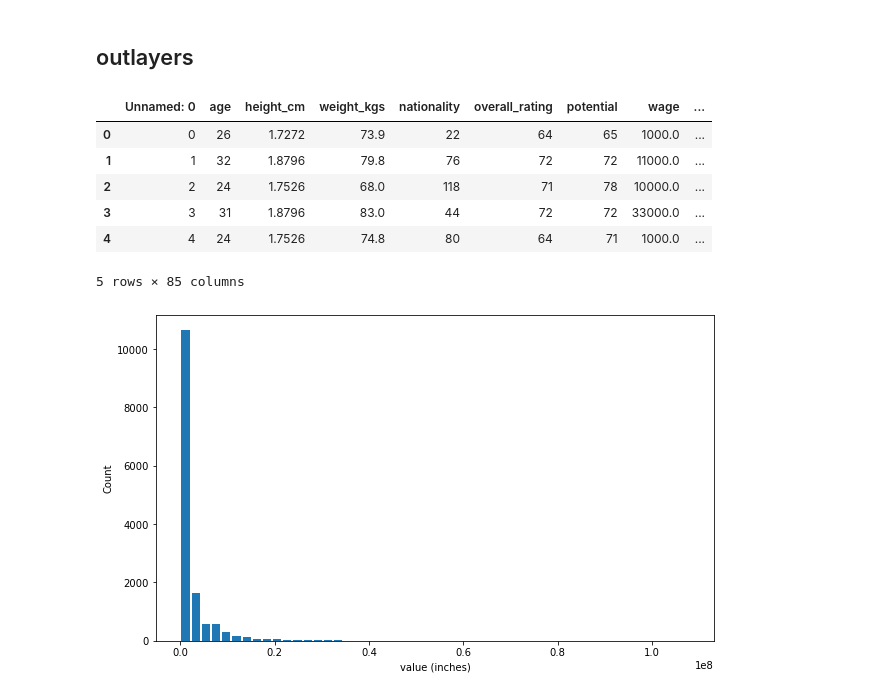
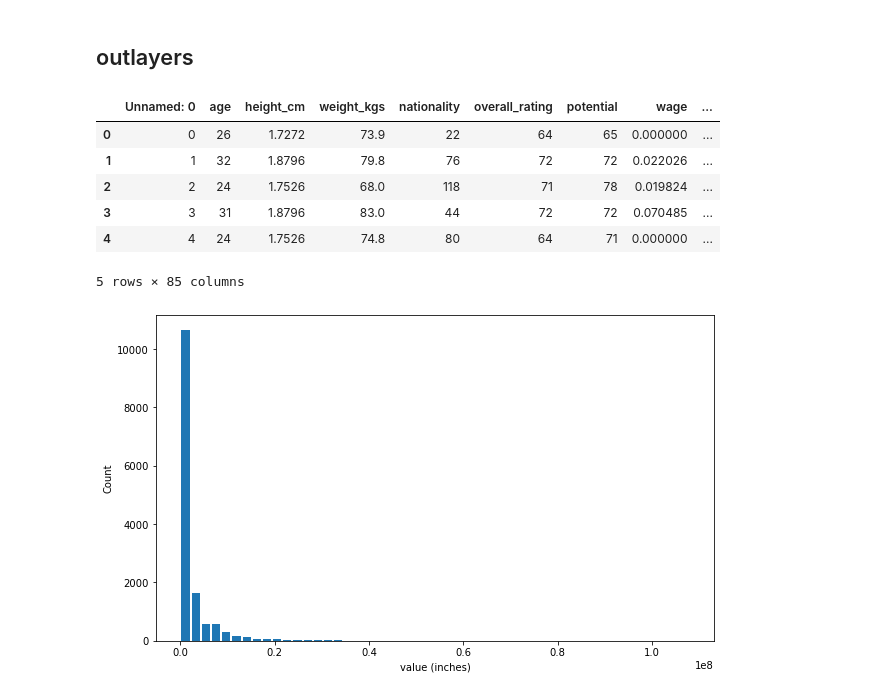
Before and after one commit to MahmouddSalama/machine-learning-project, a Jupyter notebook: preprossing/preprossing1.ipynb, the cells around one changed output. Drawn from its saved outputs; the diff is of its cells as text; code cells hidden in the pictures.

```diff
--- a/preprossing/preprossing1.ipynb
+++ b/preprossing/preprossing1.ipynb
@@ -265,16 +234,16 @@ dataframe.head()
 # %% [markdown]
 ## outlayers
 # %%
-cleandata=pd.read_csv("clean_data2.csv")
+cleandata=pd.read_csv("clean_data_with_scaller.csv")
 cleandata.shape
 cleandata.head()
 # %% [output]
 |  | Unnamed: 0 | age | height_cm | weight_kgs | nationality | overall_rating | potential | wage | ... |
-| 0 | 0 | 26 | 1.7272 | 73.9 | 22 | 64 | 65 | 1000.0 | ... |
-| 1 | 1 | 32 | 1.8796 | 79.8 | 76 | 72 | 72 | 11000.0 | ... |
-| 2 | 2 | 24 | 1.7526 | 68.0 | 118 | 71 | 78 | 10000.0 | ... |
-| 3 | 3 | 31 | 1.8796 | 83.0 | 44 | 72 | 72 | 33000.0 | ... |
-| 4 | 4 | 24 | 1.7526 | 74.8 | 80 | 64 | 71 | 1000.0 | ... |
+| 0 | 0 | 26 | 1.7272 | 73.9 | 22 | 64 | 65 | 0.000000 | ... |
+| 1 | 1 | 32 | 1.8796 | 79.8 | 76 | 72 | 72 | 0.022026 | ... |
+| 2 | 2 | 24 | 1.7526 | 68.0 | 118 | 71 | 78 | 0.019824 | ... |
+| 3 | 3 | 31 | 1.8796 | 83.0 | 44 | 72 | 72 | 0.070485 | ... |
+| 4 | 4 | 24 | 1.7526 | 74.8 | 80 | 64 | 71 | 0.000000 | ... |
 5 rows × 85 columns
 # %%
 from matplotlib import pyplot as plt
```
Also changed, not shown: parts of 13 cells of this notebook, 7 other files.
